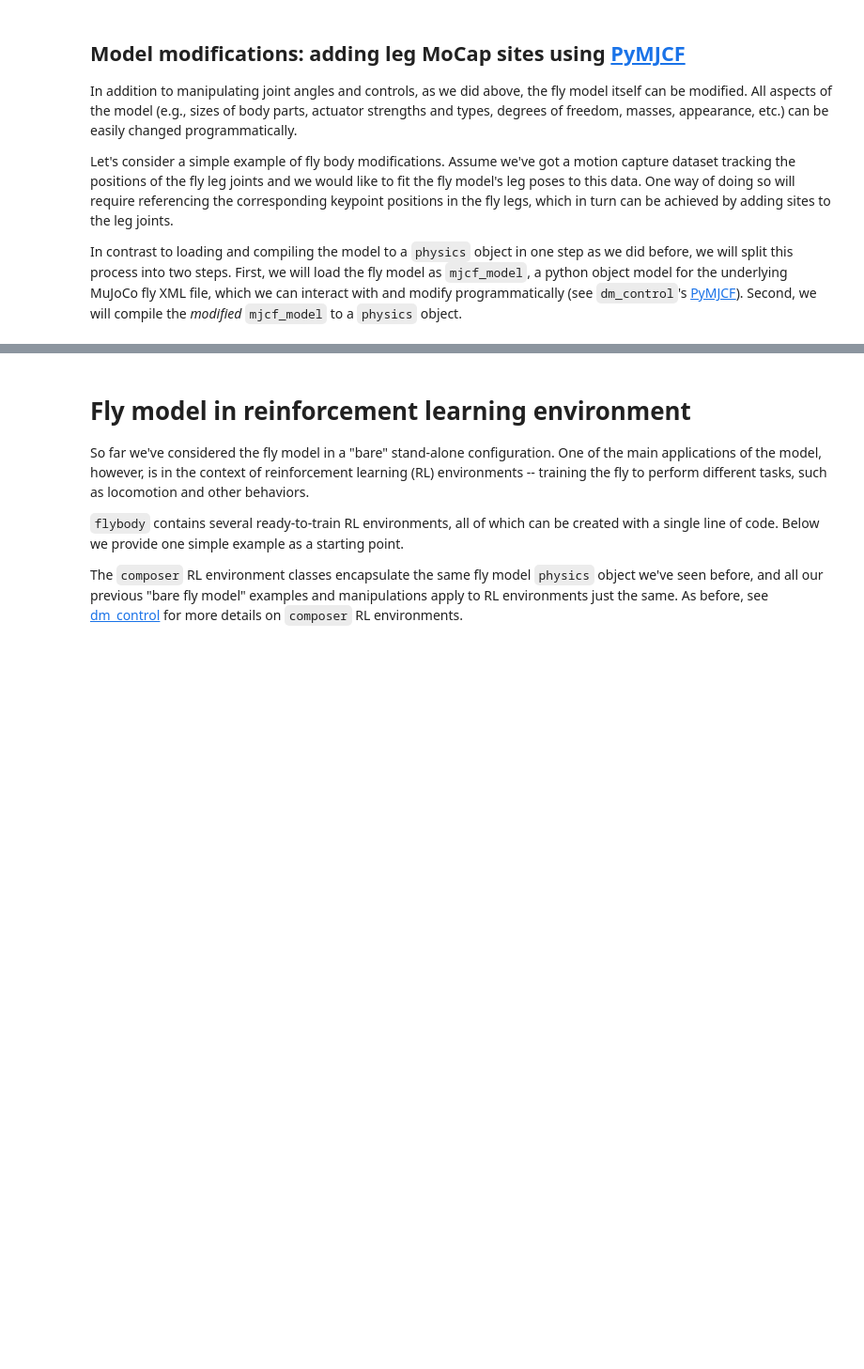
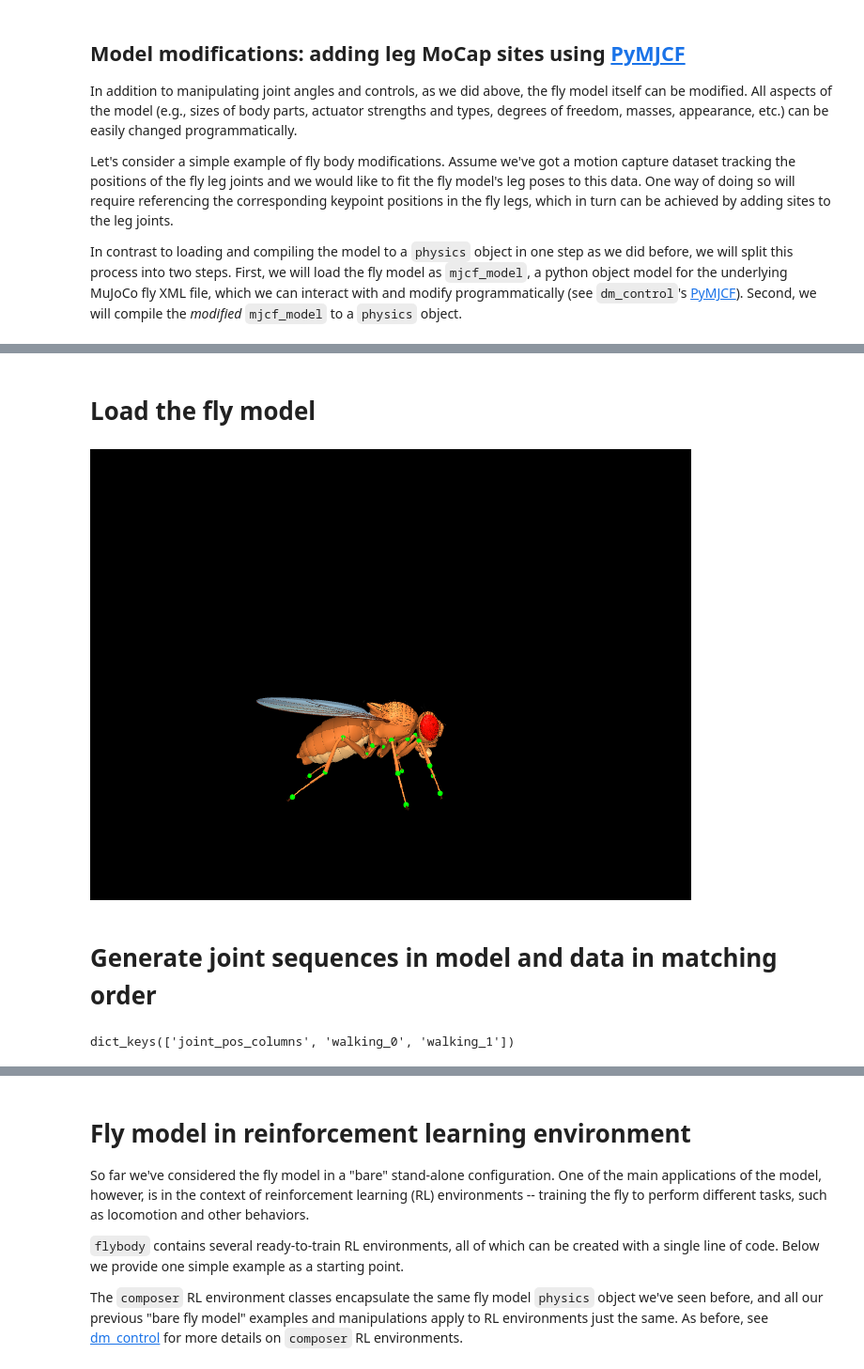
Before and after one commit to elliottabe/mujoco_workshop, a Jupyter notebook: Flybody_example.ipynb, the cells around one changed output, grey strips where cells are left out. Shown at 94% size. Drawn from its saved outputs; the diff is of its cells as text; code cells hidden in the pictures; blank space fills up the shorter version.

```diff
--- a/Flybody_example.ipynb
+++ b/Flybody_example.ipynb
@@ -391,0 +423,16 @@ PIL.Image.fromarray(pixels)
+# %% [markdown]
+# Load the fly model
+# %%
+xml_path = Path('./Models/fruitfly/floor.xml')
+mjcf_model = mjcf.from_path(xml_path)
+# %%
+# Visualize fly as loaded.
+physics = mjcf.Physics.from_mjcf_model(mjcf_model)
+# physics.model.geom('floor').pos = (0, 0, -.137)
+_ = physics.reset()
+retract_wings(physics, prefix='')
+physics.step()
+pixels = physics.render(camera_id=1, width=640, height=480)
+PIL.Image.fromarray(pixels)
+# %% [output]
+[figure, added]
@@ -391,0 +463,2 @@ PIL.Image.fromarray(pixels)
+# %% [markdown]
+# Generate joint sequences in model and data in matching order
@@ -391,0 +479,4 @@ PIL.Image.fromarray(pixels)
+# %%
+kp_tracking.keys()
+# %% [output]
+dict_keys(['joint_pos_columns', 'walking_0', 'walking_1'])
```
Also changed, not shown: parts of 27 cells of this notebook, 3 other files.
